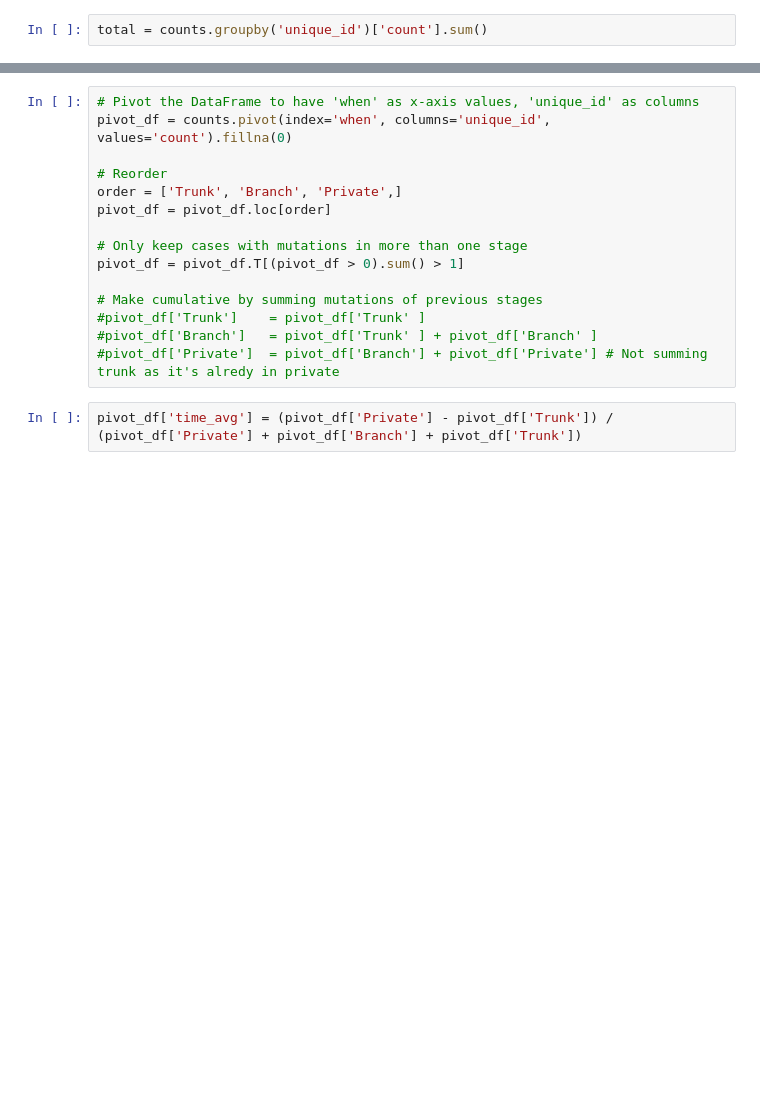
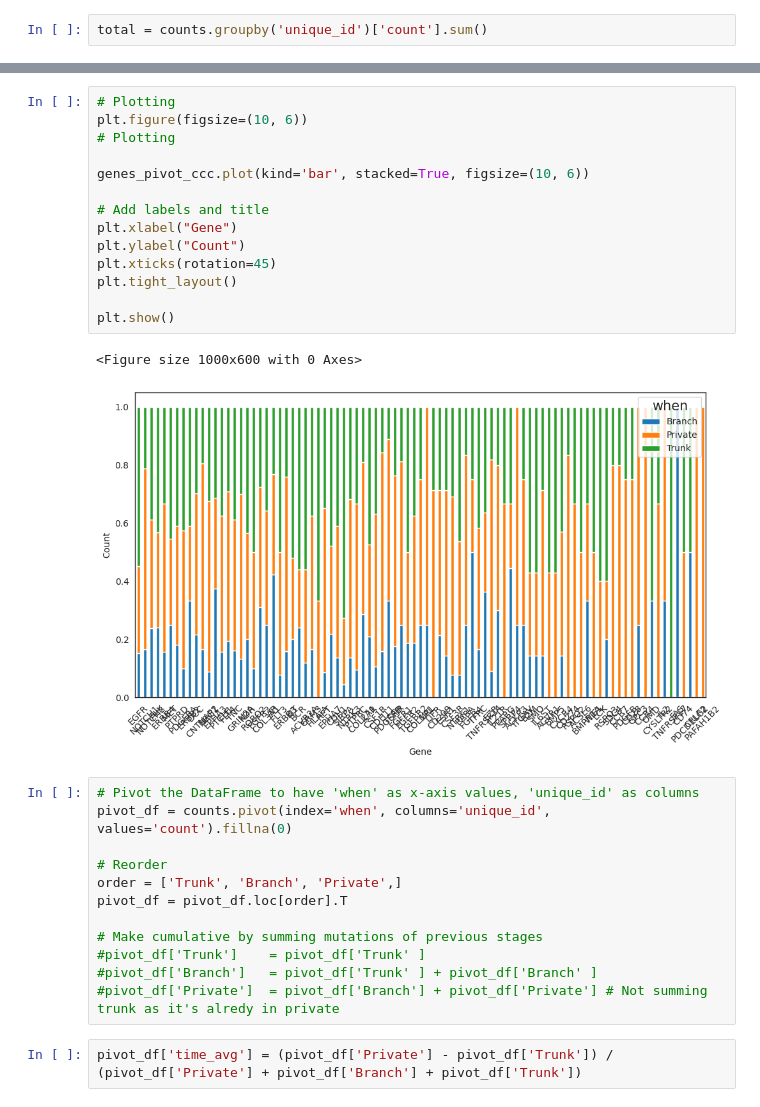
Before and after one commit to lorenzoamir/cci_circuits_paper_2025, a Jupyter notebook: code/notebook.ipynb, the cells around one changed output, grey strips where cells are left out. Saved outputs shown, nothing was run; the diff lists cells and outputs as text; blank space fills up the shorter version.

```diff
--- a/code/notebook.ipynb
+++ b/code/notebook.ipynb
@@ -968,13 +1119,27 @@ total = counts.groupby('unique_id')['count'].sum()
+# %%
+# Plotting
+plt.figure(figsize=(10, 6))
+# Plotting
+
+genes_pivot_ccc.plot(kind='bar', stacked=True, figsize=(10, 6))
+
+# Add labels and title
+plt.xlabel("Gene")
+plt.ylabel("Count")
+plt.xticks(rotation=45)
+plt.tight_layout()
+
+plt.show()
+# %% [output]
+<Figure size 1000x600 with 0 Axes>
+[figure, added]
 # %%
 # Pivot the DataFrame to have 'when' as x-axis values, 'unique_id' as columns
 pivot_df = counts.pivot(index='when', columns='unique_id', values='count').fillna(0)
 
 # Reorder
 order = ['Trunk', 'Branch', 'Private',]
-pivot_df = pivot_df.loc[order]
-
-# Only keep cases with mutations in more than one stage
-pivot_df = pivot_df.T[(pivot_df > 0).sum() > 1]
+pivot_df = pivot_df.loc[order].T
 
 # Make cumulative by summing mutations of previous stages
 #pivot_df['Trunk']    = pivot_df['Trunk' ]
```
Also changed, not shown: parts of 28 cells of this notebook, 4 other files.
